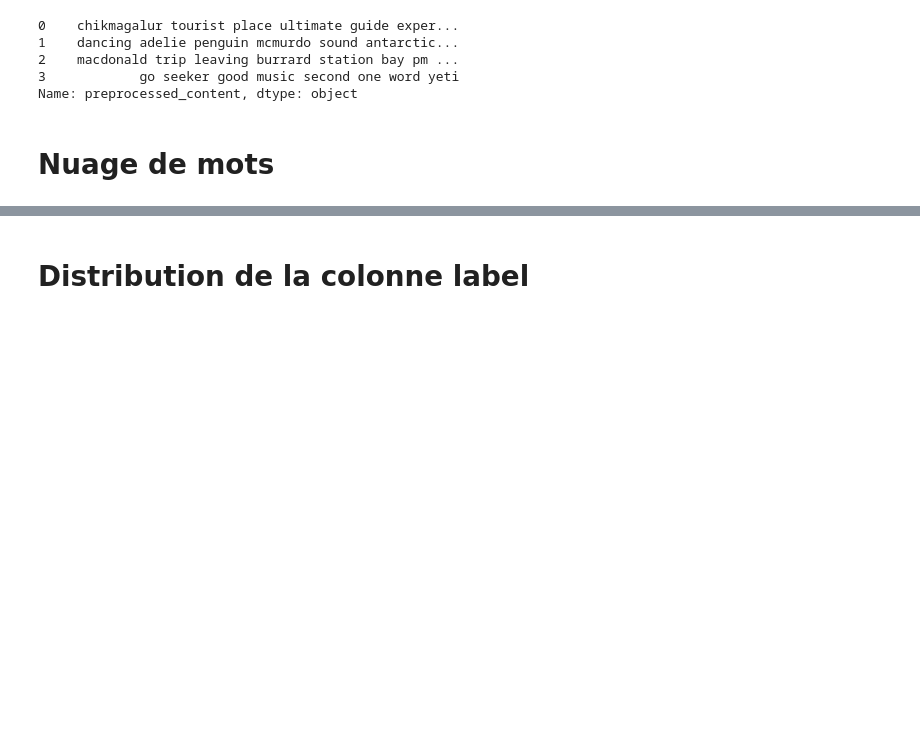
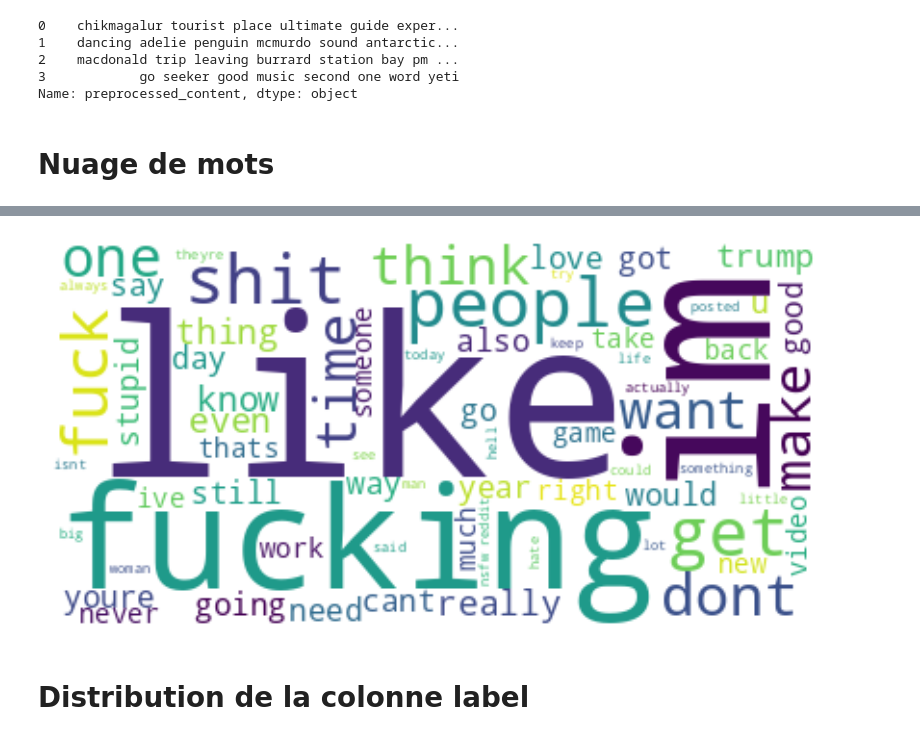
Before and after one commit to Allaa-boutaleb/Mastodon-Offensive-Speech-Detection, a Jupyter notebook: src/notebooks/EDA.ipynb, the cells around one changed output, grey strips where cells are left out. Cells and saved outputs as stored; diff of their text form; code cells hidden in the pictures; blank space fills up the shorter version.

```diff
--- a/src/notebooks/EDA.ipynb
+++ b/src/notebooks/EDA.ipynb
@@ -179,3 +181,17 @@ plt.show()
+# %%
+# Concaténation de tous les textes
+text = " ".join(review for review in df_offensive_label_1.preprocessed_content)
+
+# Génération du nuage de mots
+wordcloud = WordCloud(stopwords=stop_words, background_color="white").generate(text)
+
+# Visualisation
+plt.figure(figsize=(10, 5))
+plt.imshow(wordcloud, interpolation='bilinear')
+plt.axis("off")
+plt.show()
+# %% [output]
+[figure, added]
 # %% [markdown]
 # Distribution de la colonne label
 # %%
```
Also changed, not shown: parts of 11 cells of this notebook, 2 other files.
